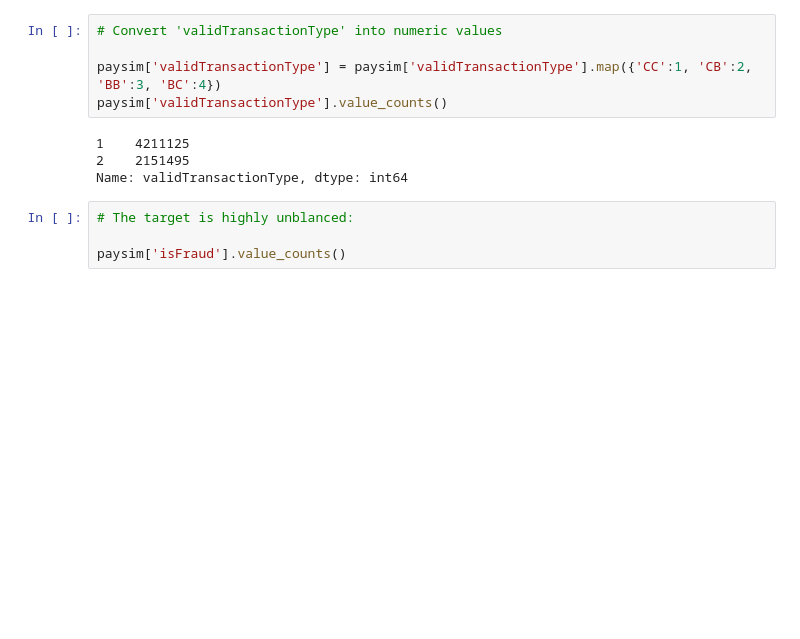
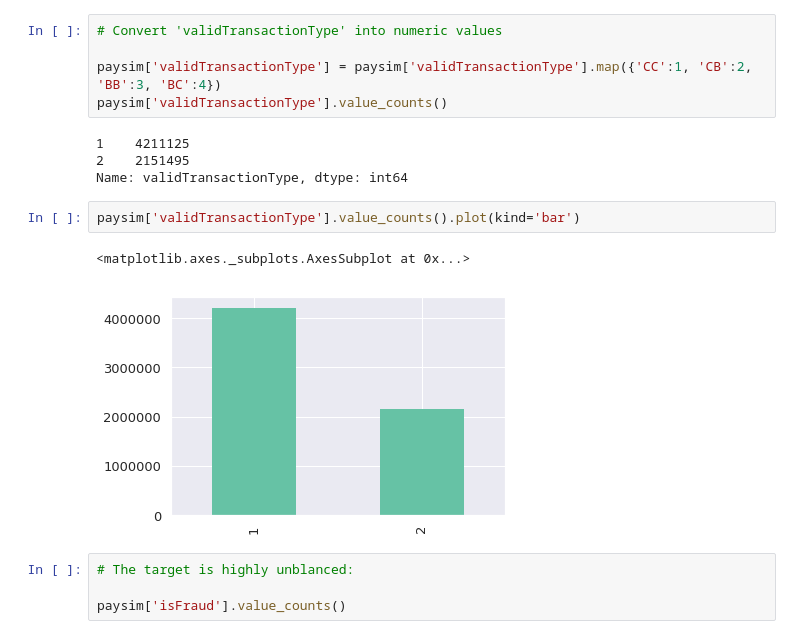
Before and after one commit to soyhyoj/CodeOp1-DA1-FraudDetectionPaysim, a Jupyter notebook: notebooks/prediction-HJ.ipynb, the cells around one changed output. Cells and saved outputs as stored; diff of their text form; blank space fills up the shorter version.

```diff
--- a/notebooks/prediction-HJ.ipynb
+++ b/notebooks/prediction-HJ.ipynb
@@ -61,6 +72,11 @@ paysim['validTransactionType'].value_counts()
 1    4211125
 2    2151495
 Name: validTransactionType, dtype: int64
+# %%
+paysim['validTransactionType'].value_counts().plot(kind='bar')
+# %% [output]
+<matplotlib.axes._subplots.AxesSubplot at 0x...>
+[figure, added]
 # %%
 # The target is highly unblanced:
 
```
Also changed, not shown: parts of 26 cells of this notebook.
